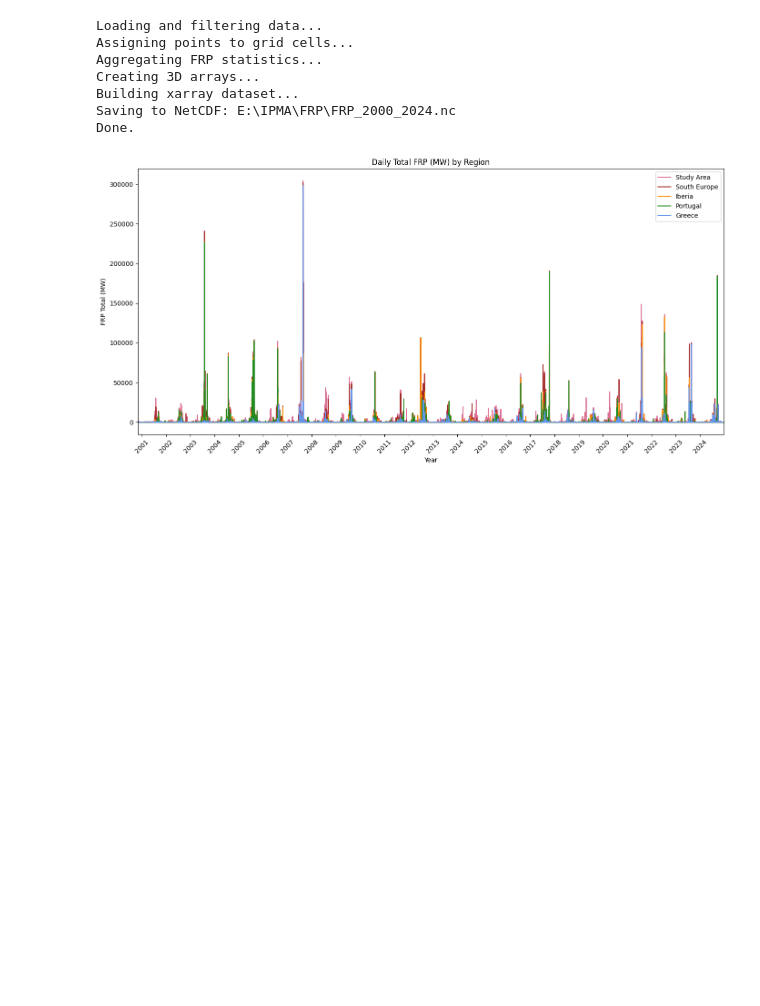
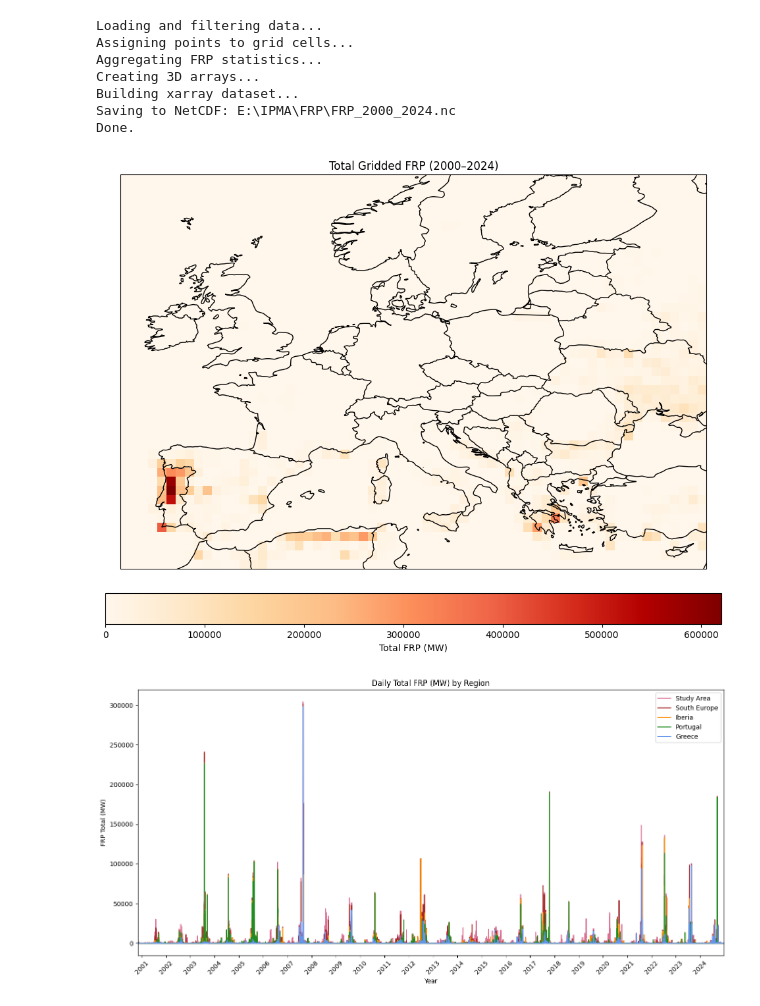
Before and after one commit to Sofs27/Thesis, a Jupyter notebook: Code/Wildfire.ipynb, the cells around one changed output. Saved outputs shown, nothing was run; the diff lists cells and outputs as text; code cells hidden in the pictures; blank space fills up the shorter version.

```diff
--- a/Code/Wildfire.ipynb
+++ b/Code/Wildfire.ipynb
@@ -120,6 +155,46 @@ Creating 3D arrays...
 Building xarray dataset...
 Saving to NetCDF: E:\IPMA\FRP\FRP_2000_2024.nc
 Done.
+# %%
+import xarray as xr
+import matplotlib.pyplot as plt
+import cartopy.crs as ccrs
+import cartopy.feature as cfeature
+
+# Load the NetCDF dataset
+ds = xr.open_dataset(r"E:\IPMA\FRP\FRP_2000_2024.nc")
+
+# Sum over time dimension to get total FRP per grid cell over all days
+frp_sum = ds['FRP_sum'].sum(dim='time')
+
+# Plotting
+plt.figure(figsize=(12, 8))
+ax = plt.axes(projection=ccrs.PlateCarree())
+
+# Add map features
+ax.add_feature(cfeature.BORDERS)
+ax.add_feature(cfeature.COASTLINE)
+ax.add_feature(cfeature.LAND)
+ax.add_feature(cfeature.OCEAN)
+
+# Plot the summed FRP data
+frp_sum.plot(
+    ax=ax,
+    transform=ccrs.PlateCarree(),
+    cmap='OrRd',
+    cbar_kwargs={
+        'label': 'Total FRP (MW)',
+        'orientation': 'horizontal',
+        'shrink': 0.8,   # scale the size (optional)
+        'pad': 0.05
+    }
+)
+
+plt.title("Total Gridded FRP (2000–2024)")
+plt.tight_layout()
+plt.show()
+# %% [output]
+[figure, added]
 # %%
 # Time series for daily sum of FRP over defined regions
 
```
Also changed, not shown: parts of 2 cells of this notebook.
